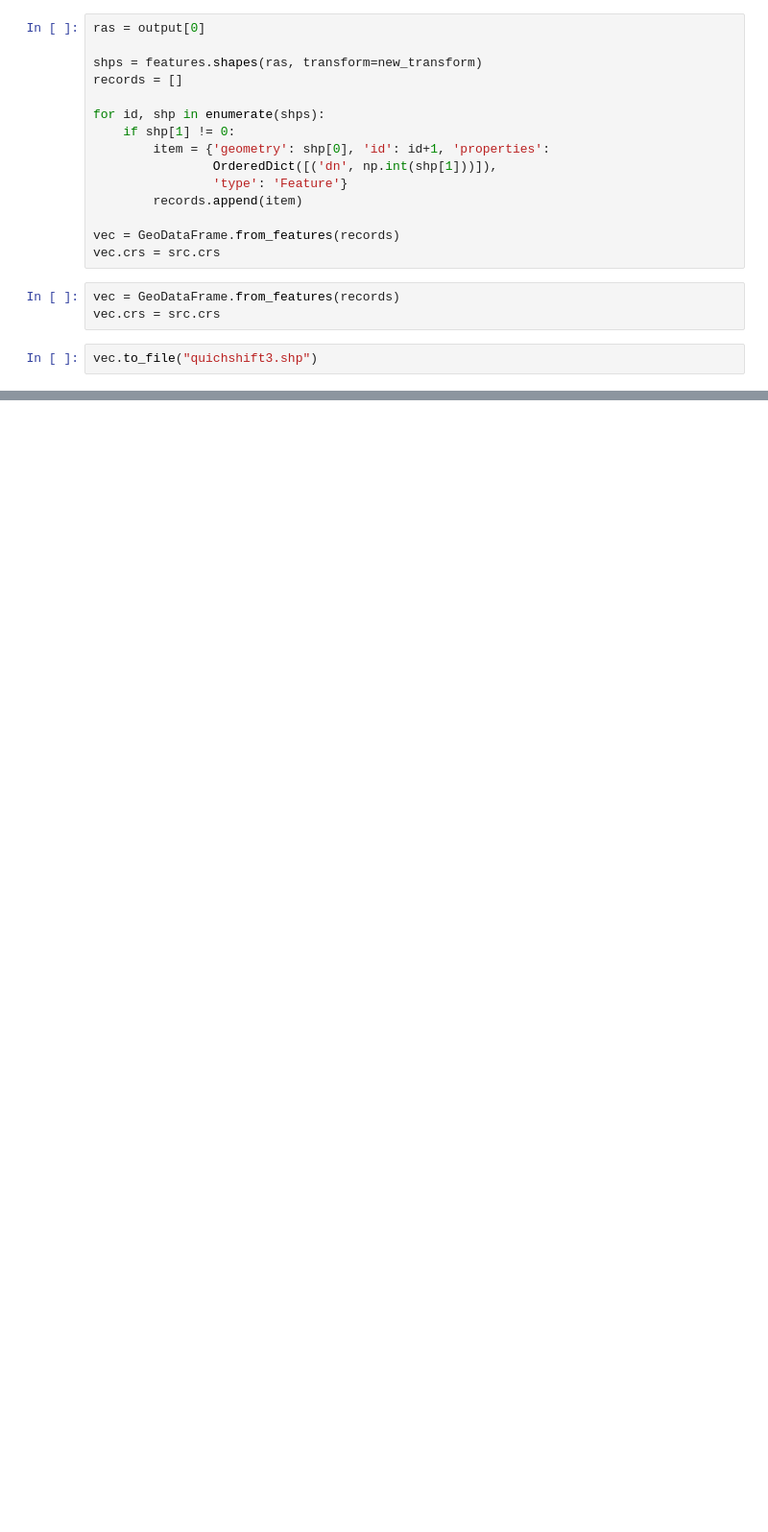
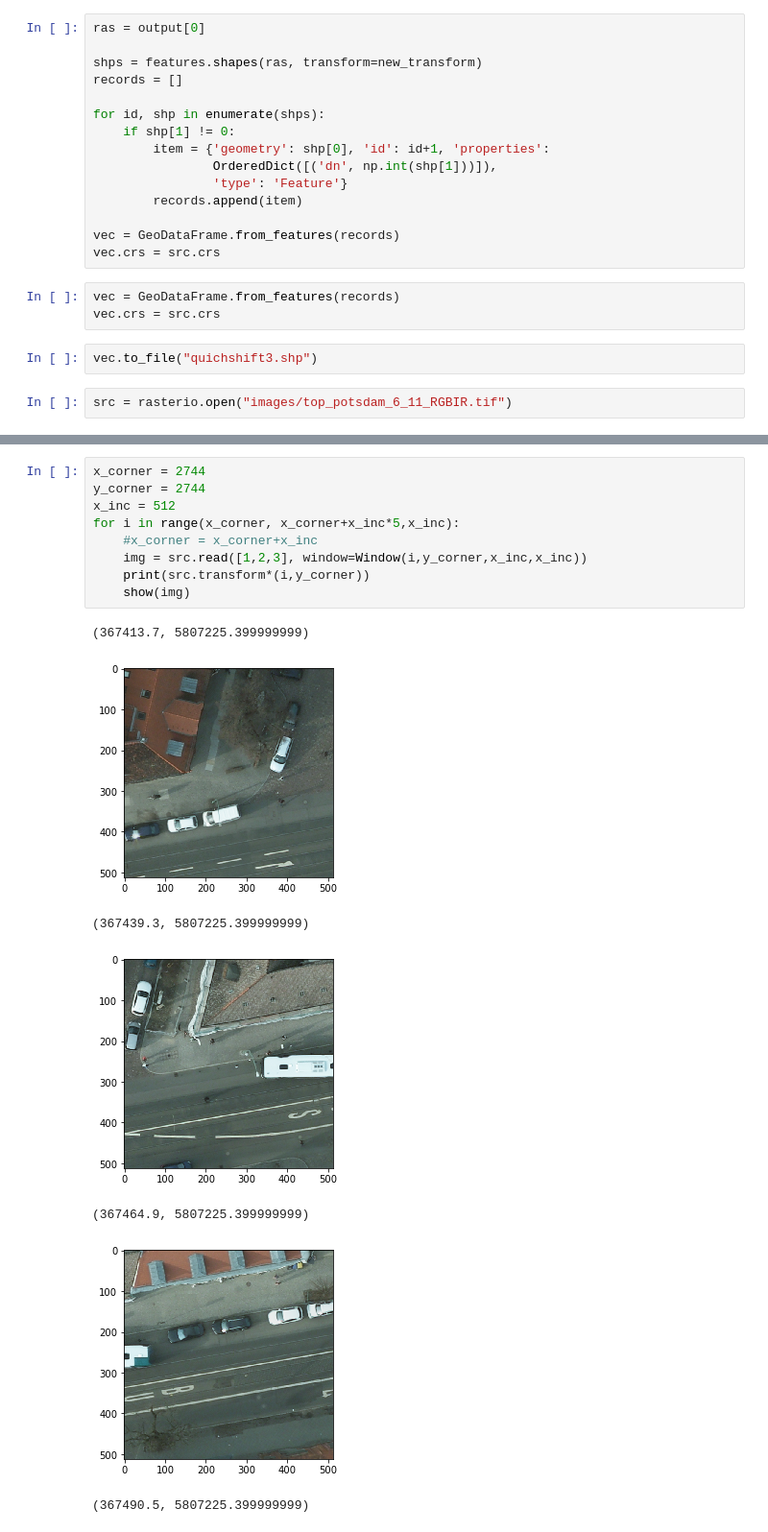
Before and after one commit to Abdullatif88/learn_python, a Jupyter notebook: AbdullatifSegmentation-Copy1.ipynb, the cells around one changed output, grey strips where cells are left out. Shown at 96% size. Cells and saved outputs as stored; diff of their text form; blank space fills up the shorter version.

```diff
--- a/AbdullatifSegmentation-Copy1.ipynb
+++ b/AbdullatifSegmentation-Copy1.ipynb
@@ -141,3 +115,5 @@ vec = GeoDataFrame.from_features(records)
 vec.crs = src.crs
 # %%
 vec.to_file("quichshift3.shp")
+# %%
+src = rasterio.open("images/top_potsdam_6_11_RGBIR.tif")
@@ -143,0 +130,17 @@ vec.to_file("quichshift3.shp")
+# %%
+x_corner = 2744
+y_corner = 2744
+x_inc = 512
+for i in range(x_corner, x_corner+x_inc*5,x_inc):
+    #x_corner = x_corner+x_inc
+    img = src.read([1,2,3], window=Window(i,y_corner,x_inc,x_inc))
+    print(src.transform*(i,y_corner))
+    show(img)
+# %% [output]
+(367413.7, 5807225.399999999)
+[figure, added]
+(367439.3, 5807225.399999999)
+[figure, added]
+(367464.9, 5807225.399999999)
+[figure, added]
+(367490.5, 5807225.399999999)
```
Also changed, not shown: parts of 20 cells of this notebook.
